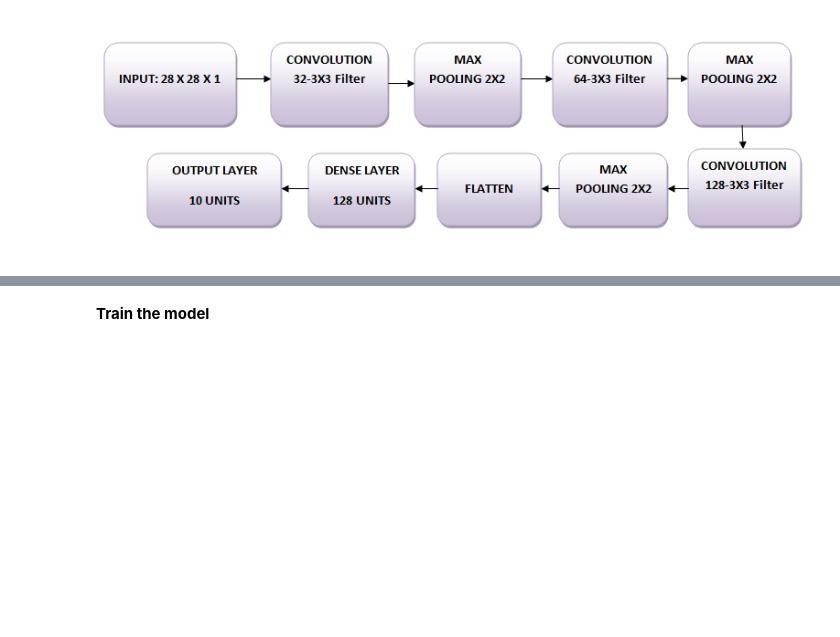
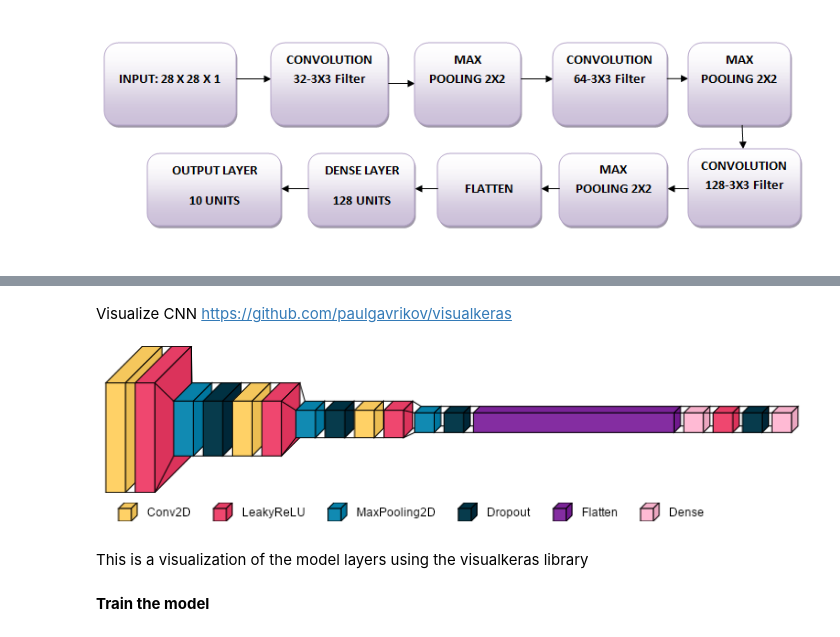
Before and after one commit to andnet-deboer/miniproject3_Math395, a Jupyter notebook: miniproject3_neuralnets.ipynb, the cells around one changed output, grey strips where cells are left out. Saved outputs shown, nothing was run; the diff lists cells and outputs as text; code cells hidden in the pictures; blank space fills up the shorter version.

```diff
--- a/miniproject3_neuralnets.ipynb
+++ b/miniproject3_neuralnets.ipynb
@@ -207,6 +229,17 @@ Model: "sequential"
  Total params: 356,234 (1.36 MB)
  Trainable params: 356,234 (1.36 MB)
  Non-trainable params: 0 (0.00 B)
+# %% [markdown]
+Visualize CNN
+https://github.com/paulgavrikov/visualkeras
+# %%
+from PIL import ImageFont
+font = ImageFont.truetype("arial.ttf", 12)
+visualkeras.layered_view(fashion_model, legend=True, font=font, draw_volume=True) # selected font
+# %% [output]
+[figure, added]
+# %% [markdown]
+This is a visualization of the model layers using the visualkeras library
 # %% [markdown]
 **Train the model**
 # %%
```
Also changed, not shown: parts of 18 cells of this notebook, 2 other files.
